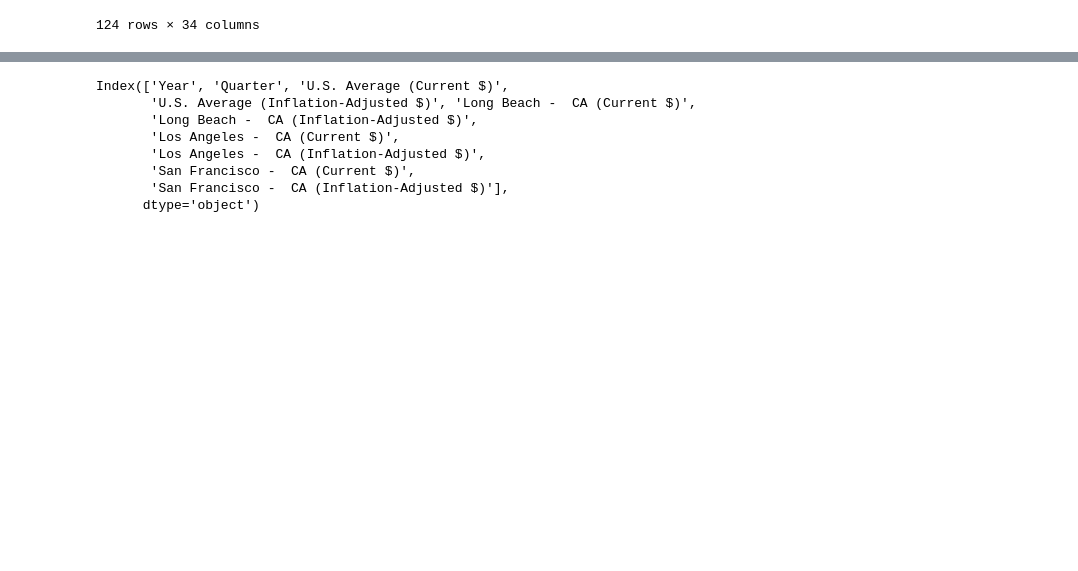
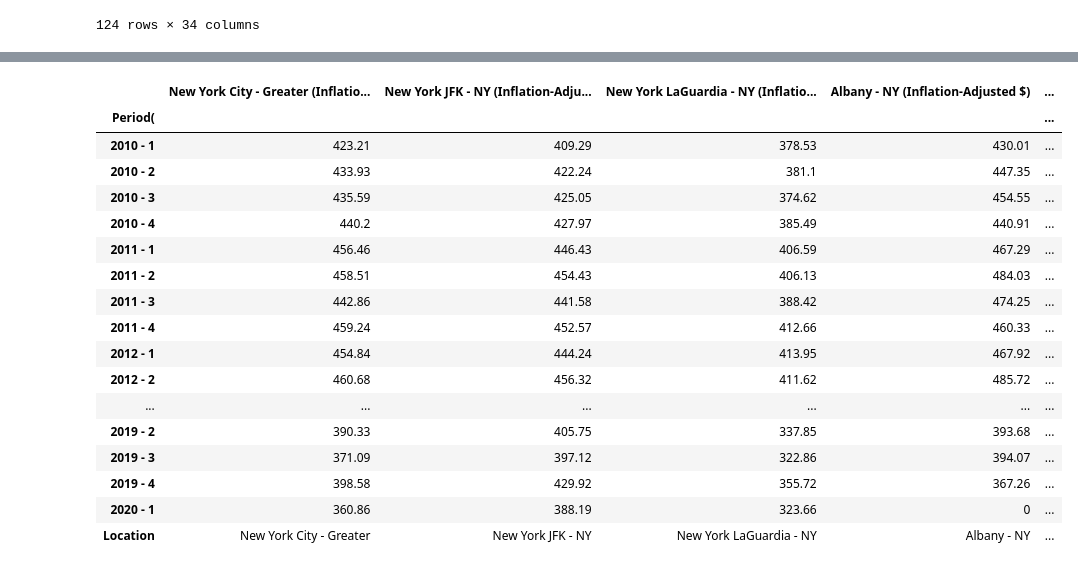
Before and after one commit to xsharonhe/cvt-scripts, a Jupyter notebook: project-intl-flight-tracking/geographic.ipynb, the cells around one changed output, grey strips where cells are left out. Saved outputs shown, nothing was run; the diff lists cells and outputs as text; code cells hidden in the pictures; blank space fills up the shorter version.

Commit message:
Cleanup cleaning module and start compiling state information and overall dataset

```diff
--- a/project-intl-flight-tracking/geographic.ipynb
+++ b/project-intl-flight-tracking/geographic.ipynb
@@ -108,0 +30,6 @@ ny2
+# %%
+# GATHER FLIGHT PRICES
+ny = 'data-sources/geographic/ny.csv'
+ny = cleanGeographic(ny)
+ny.index
+ny.shape
@@ -108,0 +38,6 @@ ny2
+# %%
+# GATHER FLIGHT PRICES
+ny2 = 'data-sources/geographic/ny2.csv'
+ny2 = cleanGeographic(ny2)
+ny2.groupby(ny2.index).first()
+ny2.shape
@@ -128,11 +98,24 @@ def cleanGeographic(file):
-# %%
-cleanGeographic
-# %% [output]
-Index(['Year', 'Quarter', 'U.S. Average (Current $)',
-       'U.S. Average (Inflation-Adjusted $)', 'Long Beach -  CA (Current $)',
-       'Long Beach -  CA (Inflation-Adjusted $)',
-       'Los Angeles -  CA (Current $)',
-       'Los Angeles -  CA (Inflation-Adjusted $)',
-       'San Francisco -  CA (Current $)',
-       'San Francisco -  CA (Inflation-Adjusted $)'],
-      dtype='object')
+# %%
+all_sets = pd.merge(ny, ny2, left_index=True, right_index=True)
+del all_sets['Period(_x']
+del all_sets['Period(_y']
+all_sets
+# %% [output]
+|  | New York City - Greater (Inflatio... | New York JFK - NY (Inflation-Adju... | New York LaGuardia - NY (Inflatio... | Albany - NY (Inflation-Adjusted $) | ... |
+| Period( |  |  |  |  | ... |
+| 2010 - 1 | 423.21 | 409.29 | 378.53 | 430.01 | ... |
+| 2010 - 2 | 433.93 | 422.24 | 381.1 | 447.35 | ... |
+| 2010 - 3 | 435.59 | 425.05 | 374.62 | 454.55 | ... |
+| 2010 - 4 | 440.2 | 427.97 | 385.49 | 440.91 | ... |
+| 2011 - 1 | 456.46 | 446.43 | 406.59 | 467.29 | ... |
+| 2011 - 2 | 458.51 | 454.43 | 406.13 | 484.03 | ... |
+| 2011 - 3 | 442.86 | 441.58 | 388.42 | 474.25 | ... |
+| 2011 - 4 | 459.24 | 452.57 | 412.66 | 460.33 | ... |
+| 2012 - 1 | 454.84 | 444.24 | 413.95 | 467.92 | ... |
+| 2012 - 2 | 460.68 | 456.32 | 411.62 | 485.72 | ... |
+| ... | ... | ... | ... | ... | ... |
+| 2019 - 2 | 390.33 | 405.75 | 337.85 | 393.68 | ... |
+| 2019 - 3 | 371.09 | 397.12 | 322.86 | 394.07 | ... |
+| 2019 - 4 | 398.58 | 429.92 | 355.72 | 367.26 | ... |
+| 2020 - 1 | 360.86 | 388.19 | 323.66 | 0 | ... |
+| Location | New York City - Greater | New York JFK - NY | New York LaGuardia - NY | Albany - NY | ... |
```
Also changed, not shown: parts of 25 cells of this notebook, 14 other files.
